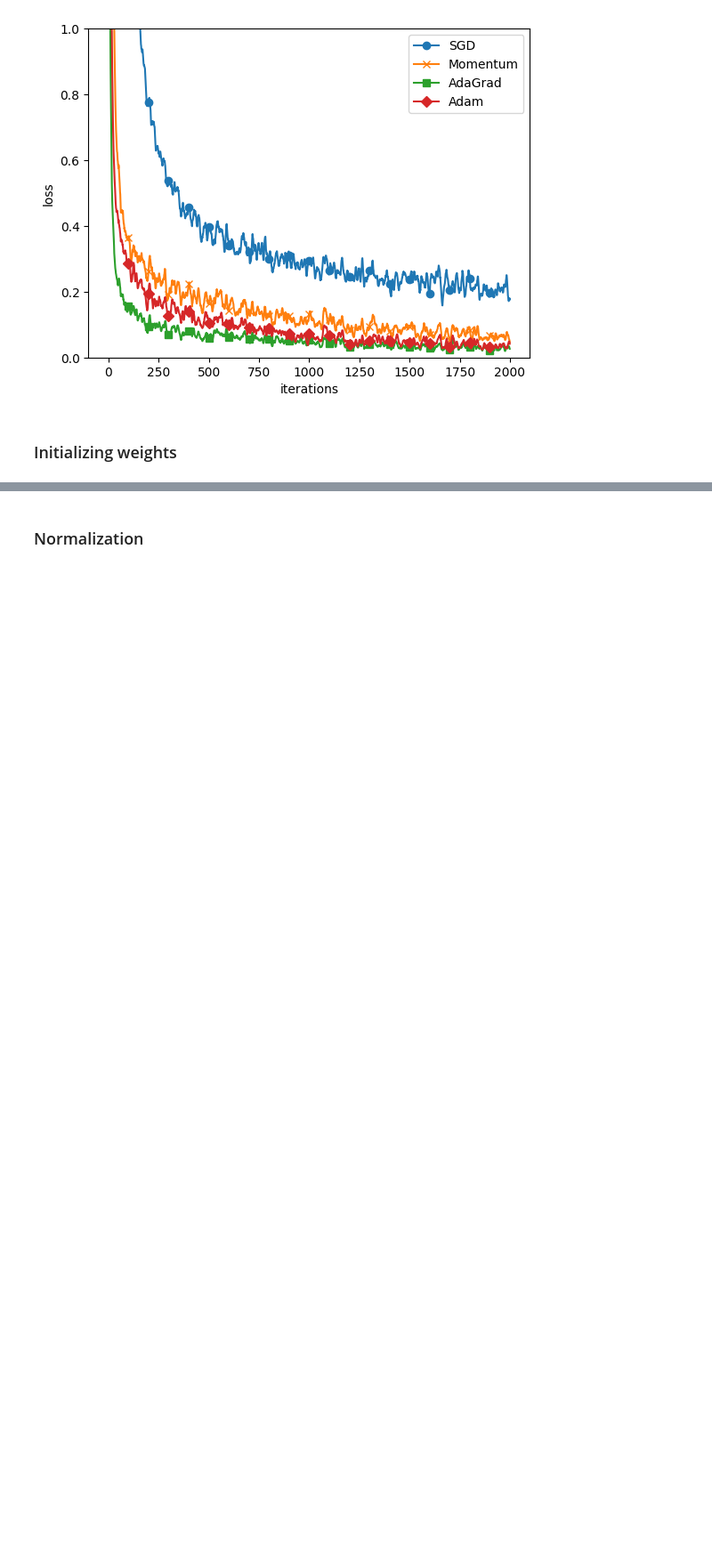
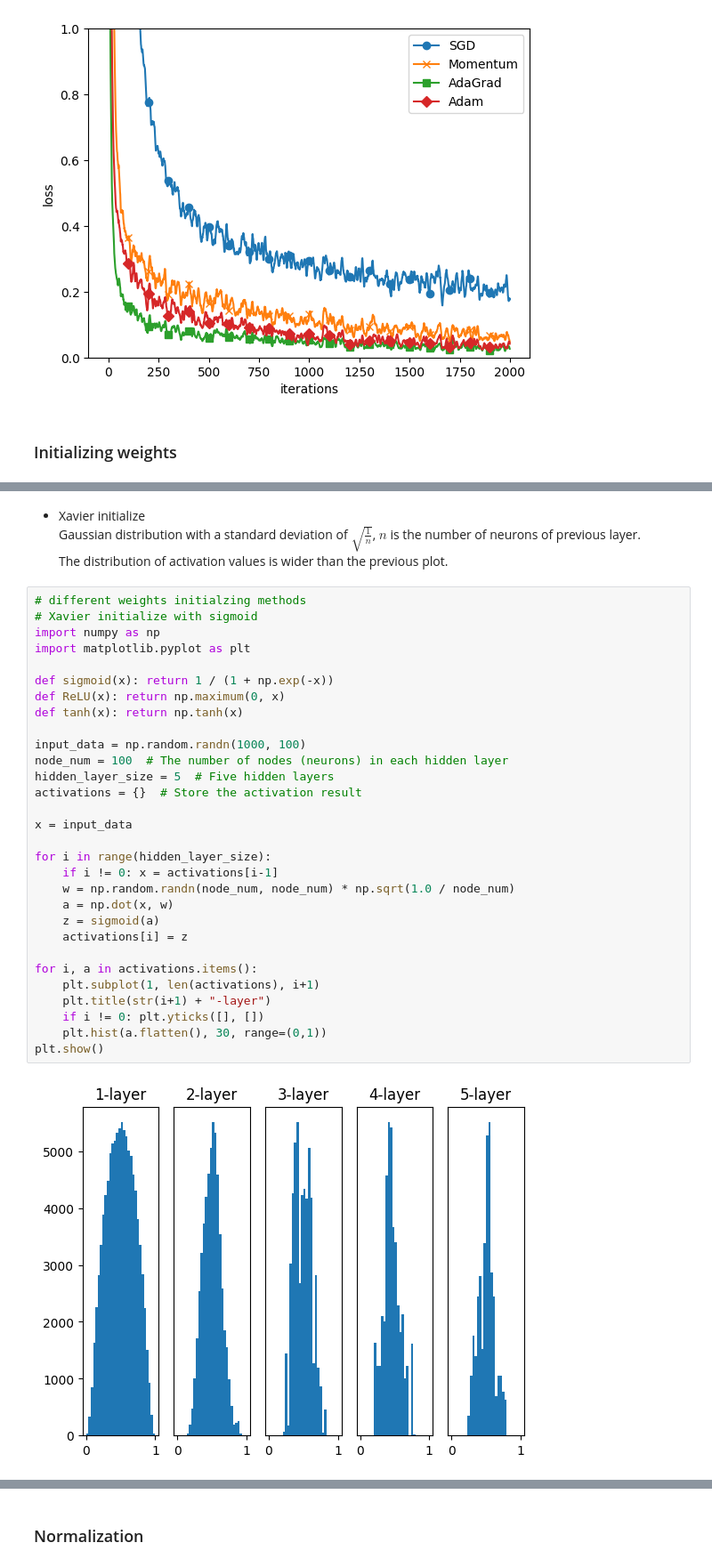
Before and after one commit to jizhang02/Code-Note, a Jupyter notebook: deep_learning_from_scratch.ipynb, the cells around one changed output, grey strips where cells are left out. Shown at 89% size. Drawn from its saved outputs; the diff is of its cells as text; blank space fills up the shorter version.

```diff
--- a/deep_learning_from_scratch.ipynb
+++ b/deep_learning_from_scratch.ipynb
@@ -2167,0 +2237,36 @@ Adam:0.03282653635122755
+# %% [markdown]
+* Xavier initialize
+Gaussian distribution with a standard deviation of $\sqrt{\frac{1}{n}}$, $n$ is the number of neurons of previous layer.
+The distribution of activation values is wider than the previous plot.
+# %%
+# different weights initialzing methods
+# Xavier initialize with sigmoid
+import numpy as np
+import matplotlib.pyplot as plt
+
+def sigmoid(x): return 1 / (1 + np.exp(-x))
+def ReLU(x): return np.maximum(0, x)
+def tanh(x): return np.tanh(x)
+
+input_data = np.random.randn(1000, 100)
+node_num = 100  # The number of nodes (neurons) in each hidden layer
+hidden_layer_size = 5  # Five hidden layers
+activations = {}  # Store the activation result
+
+x = input_data
+
+for i in range(hidden_layer_size):
+    if i != 0: x = activations[i-1]
+    w = np.random.randn(node_num, node_num) * np.sqrt(1.0 / node_num)
+    a = np.dot(x, w)
+    z = sigmoid(a)
+    activations[i] = z
+
+for i, a in activations.items():
+    plt.subplot(1, len(activations), i+1)
+    plt.title(str(i+1) + "-layer")
+    if i != 0: plt.yticks([], [])
+    plt.hist(a.flatten(), 30, range=(0,1))
+plt.show()
+# %% [output]
+[figure, added]
```
Also changed, not shown: parts of 17 cells of this notebook, 2 other files.
